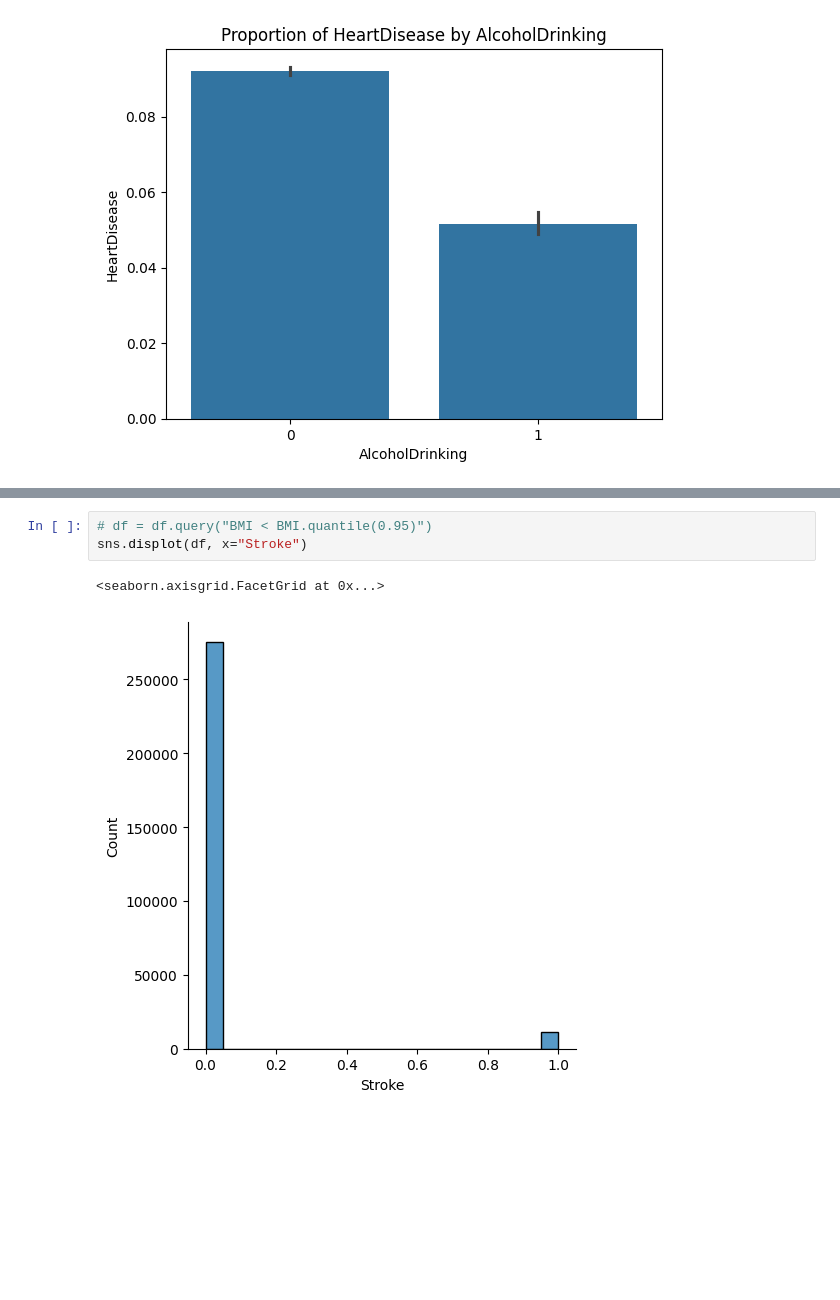
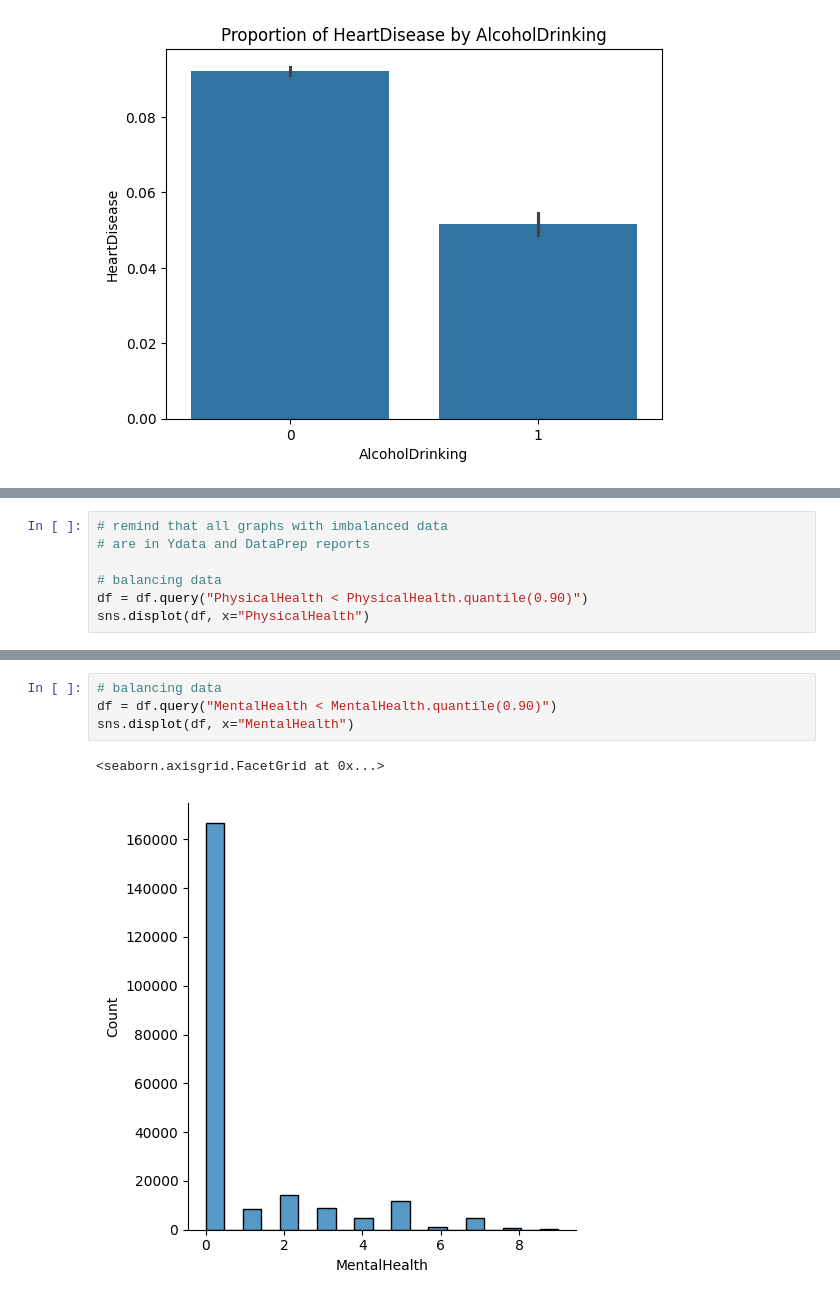
Before and after one commit to crypt0kitik/Deep_Learning, a Jupyter notebook: 2 - ANN for classification/02 - Data balance.ipynb, the cells around one changed output, grey strips where cells are left out. Cells and saved outputs as stored; diff of their text form; blank space fills up the shorter version.

```diff
--- a/2 - ANN for classification/02 - Data balance.ipynb
+++ b/2 - ANN for classification/02 - Data balance.ipynb
@@ -89,3 +91,10 @@ AlcoholDrinking
 0    0.092201
 1    0.051693
 Name: HeartDisease, dtype: float64
+# %%
+# remind that all graphs with imbalanced data
+# are in Ydata and DataPrep reports
+
+# balancing data
+df = df.query("PhysicalHealth < PhysicalHealth.quantile(0.90)")
+sns.displot(df, x="PhysicalHealth")
@@ -92,6 +104,7 @@ Name: HeartDisease, dtype: float64
 # %%
-# df = df.query("BMI < BMI.quantile(0.95)")
-sns.displot(df, x="Stroke")
+# balancing data
+df = df.query("MentalHealth < MentalHealth.quantile(0.90)")
+sns.displot(df, x="MentalHealth")
 # %% [output]
 <seaborn.axisgrid.FacetGrid at 0x...>
-[figure, old version]
+[figure, new version]
```
Also changed, not shown: parts of 6 cells of this notebook, 2 other files.
